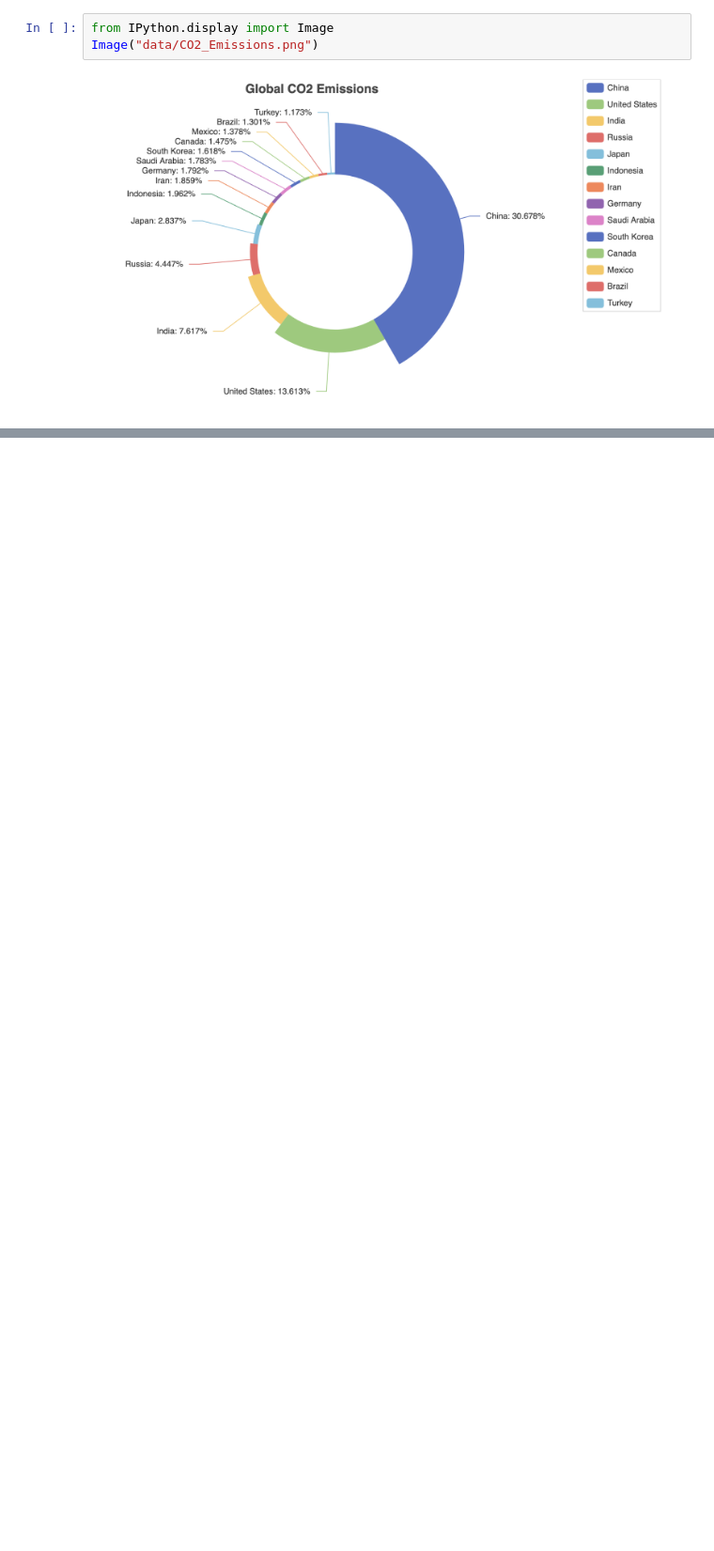
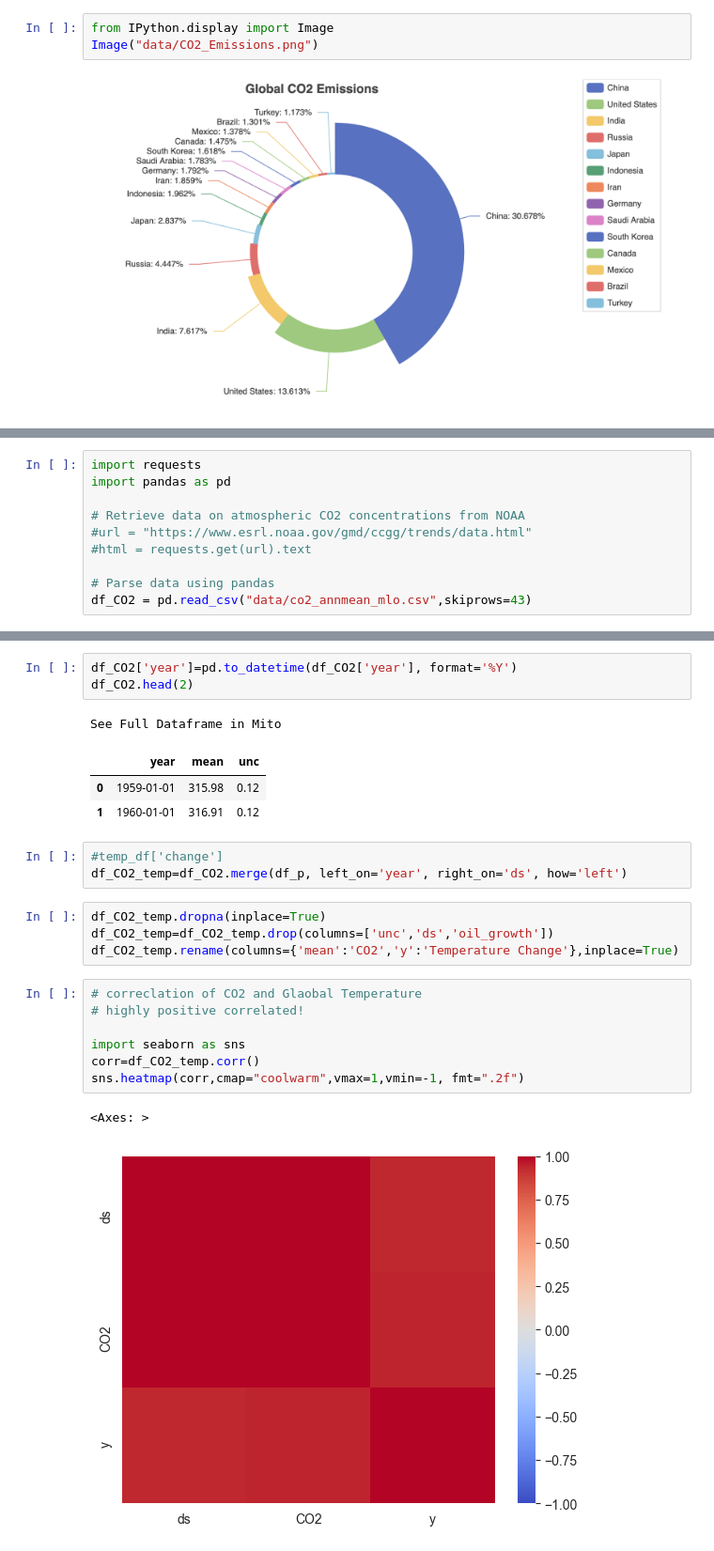
Before and after one commit to cchuang2009/2022-1, a Jupyter notebook: 2024/WorldTemperatureChange.ipynb, the cells around one changed output, grey strips where cells are left out. Shown at 94% size. Cells and saved outputs as stored; diff of their text form; blank space fills up the shorter version.

Commit message:
world temperature changes

```diff
--- a/2024/WorldTemperatureChange.ipynb
+++ b/2024/WorldTemperatureChange.ipynb
@@ -666,0 +605,10 @@ Image("data/CO2_Emissions.png")
+# %%
+import requests
+import pandas as pd
+
+# Retrieve data on atmospheric CO2 concentrations from NOAA
+#url = "https://www.esrl.noaa.gov/gmd/ccgg/trends/data.html"
+#html = requests.get(url).text
+
+# Parse data using pandas
+df_CO2 = pd.read_csv("data/co2_annmean_mlo.csv",skiprows=43)
@@ -666,0 +628,25 @@ Image("data/CO2_Emissions.png")
+# %%
+df_CO2['year']=pd.to_datetime(df_CO2['year'], format='%Y')
+df_CO2.head(2)
+# %% [output]
+See Full Dataframe in Mito
+|  | year | mean | unc |
+| 0 | 1959-01-01 | 315.98 | 0.12 |
+| 1 | 1960-01-01 | 316.91 | 0.12 |
+# %%
+#temp_df['change']
+df_CO2_temp=df_CO2.merge(df_p, left_on='year', right_on='ds', how='left')
+# %%
+df_CO2_temp.dropna(inplace=True)
+df_CO2_temp=df_CO2_temp.drop(columns=['unc','ds','oil_growth'])
+df_CO2_temp.rename(columns={'mean':'CO2','y':'Temperature Change'},inplace=True)
+# %%
+# correclation of CO2 and Glaobal Temperature
+# highly positive correlated!
+
+import seaborn as sns
+corr=df_CO2_temp.corr()
+sns.heatmap(corr,cmap="coolwarm",vmax=1,vmin=-1, fmt=".2f")
+# %% [output]
+<Axes: >
+[figure, added]
```
Also changed, not shown: parts of 54 cells of this notebook, 1 other file.
